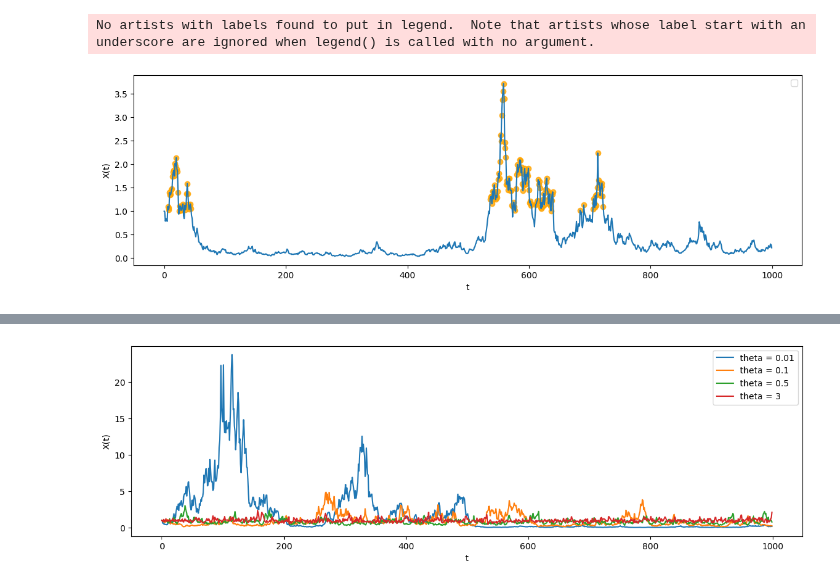
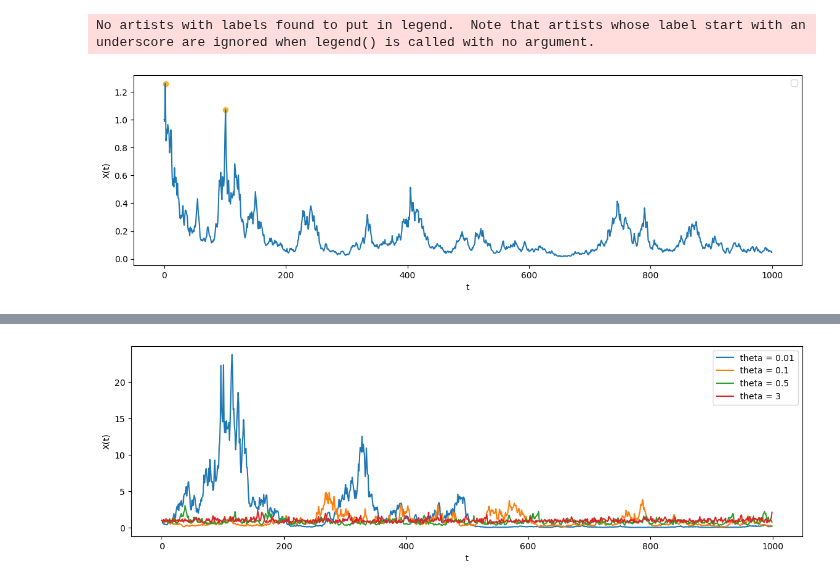
Before and after one commit to falric05/AII-Flare-prediction, a Jupyter notebook: notebooks/prova_plots.ipynb, the cells around one changed output, grey strips where cells are left out. Saved outputs shown, nothing was run; the diff lists cells and outputs as text; code cells hidden in the pictures.

```diff
--- a/notebooks/prova_plots.ipynb
+++ b/notebooks/prova_plots.ipynb
@@ -14,13 +14,13 @@ params = data_loader.get_params()
 labels = get_labels_physics(grid, data_loader.get_params())
 # %%
 # extract the standard values
-run = 0
+run = 2
 bindeces = data_loader.get_standard_indeces()
 X_best = data_loader.get_standard_values(run=run)
 labels_best = labels[run, bindeces[0], bindeces[1], bindeces[2], bindeces[3], :]
 
 # plot one single light curve
 fplt.plot_serie(X_best, labels=labels_best)
 # %% [output]
 No artists with labels found to put in legend.  Note that artists whose label start with an underscore are ignored when legend() is called with no argument.
-[figure, old version]
+[figure, new version]
```
Also changed, not shown: parts of 1 cell of this notebook, 1 other file.
